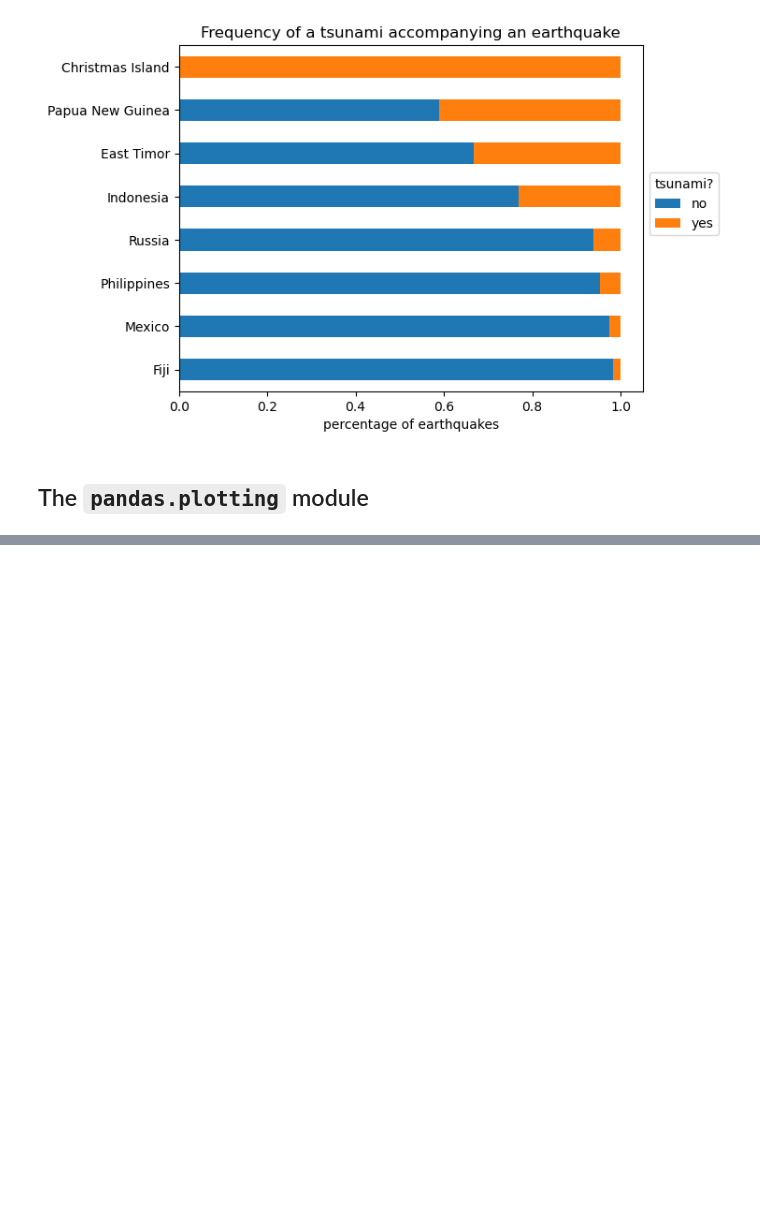
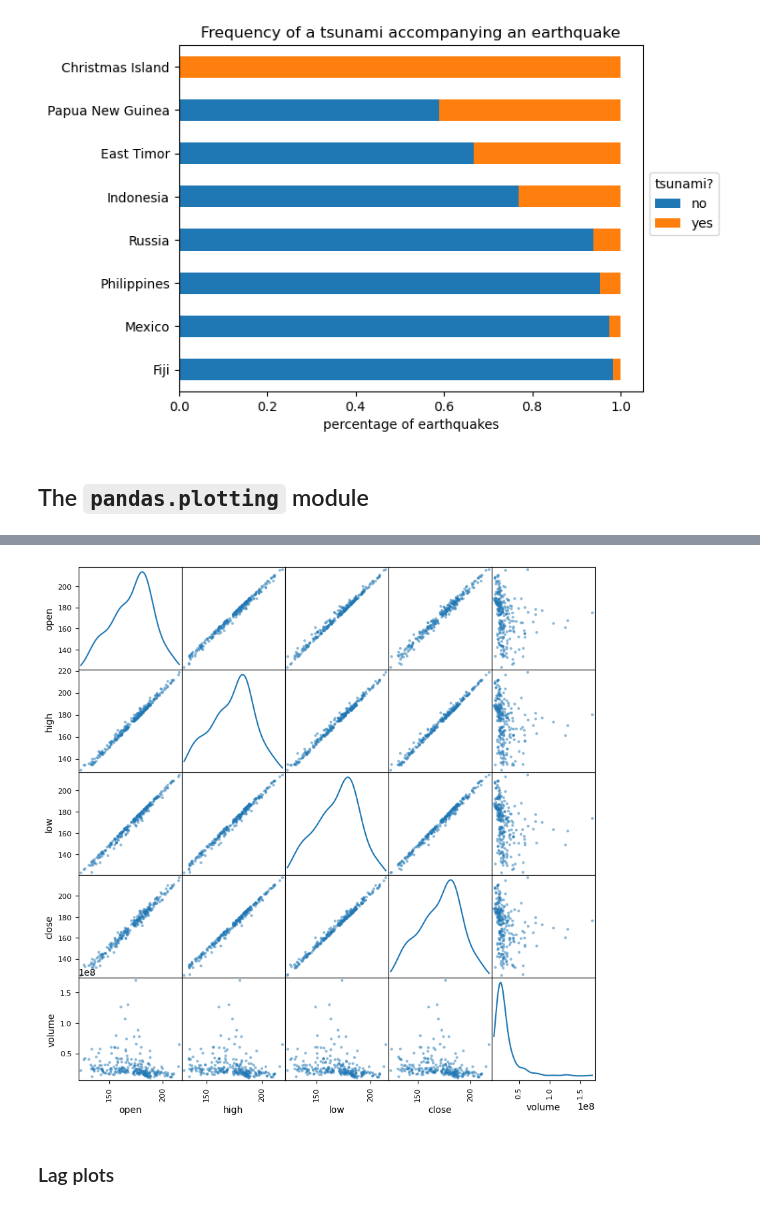
Before and after one commit to pydatawrangler/eda_ref, a Jupyter notebook: hands_on_pandas/notebooks/09_hands_on_pandas_chap5.ipynb, the cells around one changed output, grey strips where cells are left out. Cells and saved outputs as stored; diff of their text form; code cells hidden in the pictures; blank space fills up the shorter version.

```diff
--- a/hands_on_pandas/notebooks/09_hands_on_pandas_chap5.ipynb
+++ b/hands_on_pandas/notebooks/09_hands_on_pandas_chap5.ipynb
@@ -543,0 +549,6 @@ Text(0, 0.5, '')
+# %%
+scatter_matrix(fb, figsize=(10, 10), diagonal='kde');
+# %% [output]
+[figure, added]
+# %% [markdown]
+### Lag plots
```
Also changed, not shown: parts of 16 cells of this notebook.
